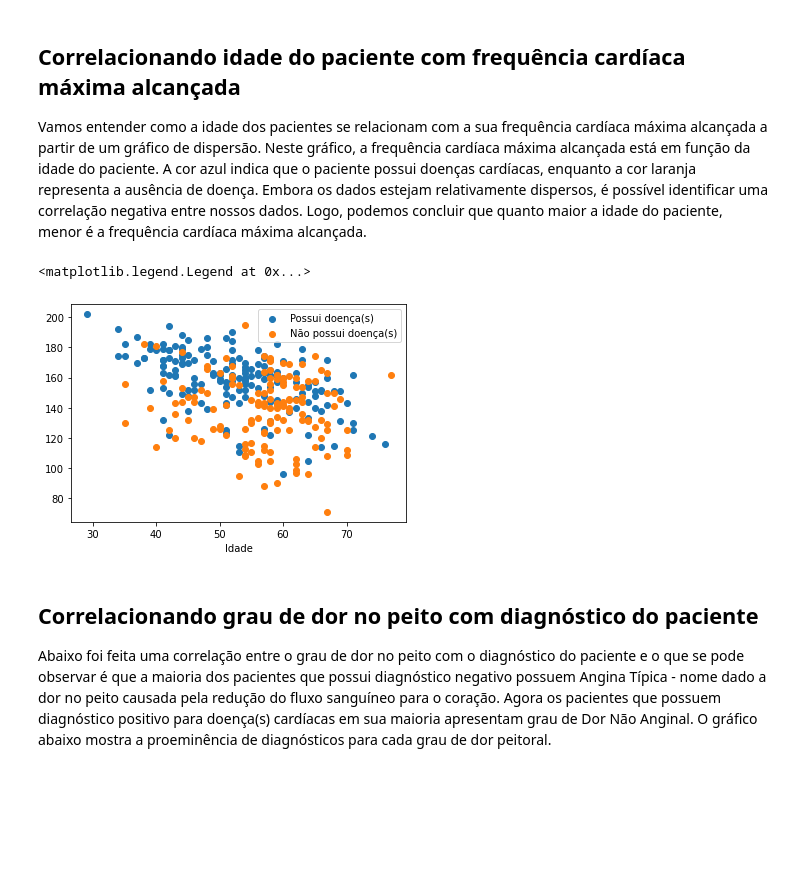
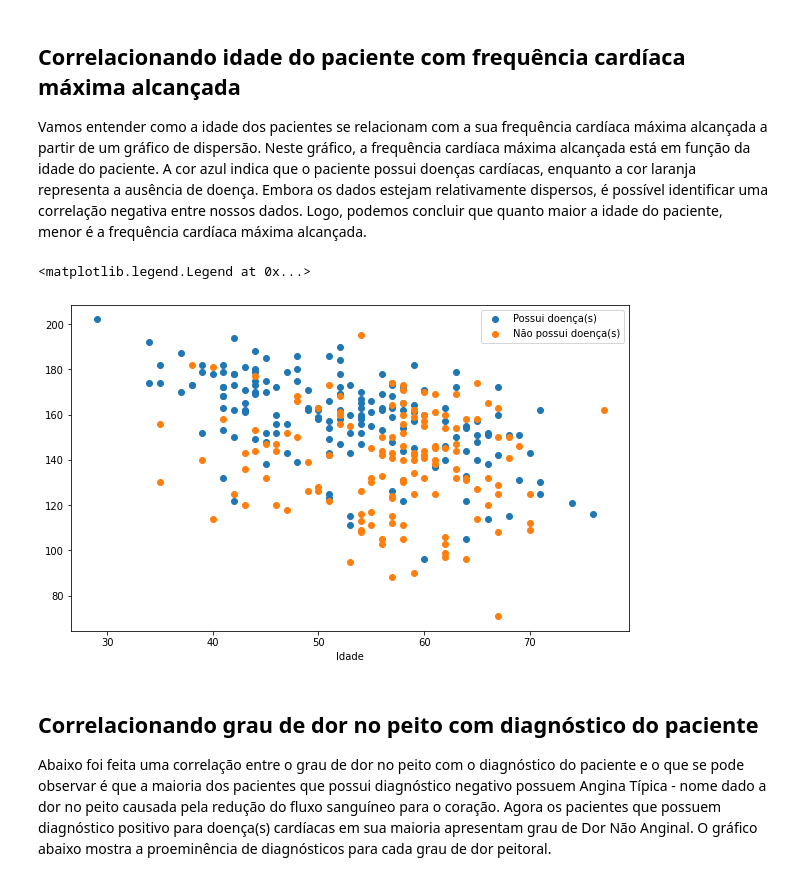
Before and after one commit to ej0733/machine-learning-projects, a Jupyter notebook: heart-disease-classification.ipynb, the cells around one changed output. Saved outputs shown, nothing was run; the diff lists cells and outputs as text; code cells hidden in the pictures; blank space fills up the shorter version.

Commit message:
increase size of charts

```diff
--- a/heart-disease-classification.ipynb
+++ b/heart-disease-classification.ipynb
@@ -191,15 +191,16 @@ Vamos entender como a idade dos pacientes se relacionam com a sua frequência ca
 # %%
 positive_target = df['target'] == 1
 negative_target = df['target'] == 0
 
+plt.figure(figsize=(10, 6))
 plt.scatter(df.age[positive_target], df.thalach[positive_target])
 plt.scatter(df.age[negative_target], df.thalach[negative_target])
 
 plt.xlabel('Idade')
 plt.legend(['Possui doença(s)', 'Não possui doença(s)'])
 # %% [output]
 <matplotlib.legend.Legend at 0x...>
-[figure, old version]
+[figure, new version]
 # %% [markdown]
 ## Correlacionando grau de dor no peito com diagnóstico do paciente
 
```
Also changed, not shown: parts of 1 cell of this notebook.
